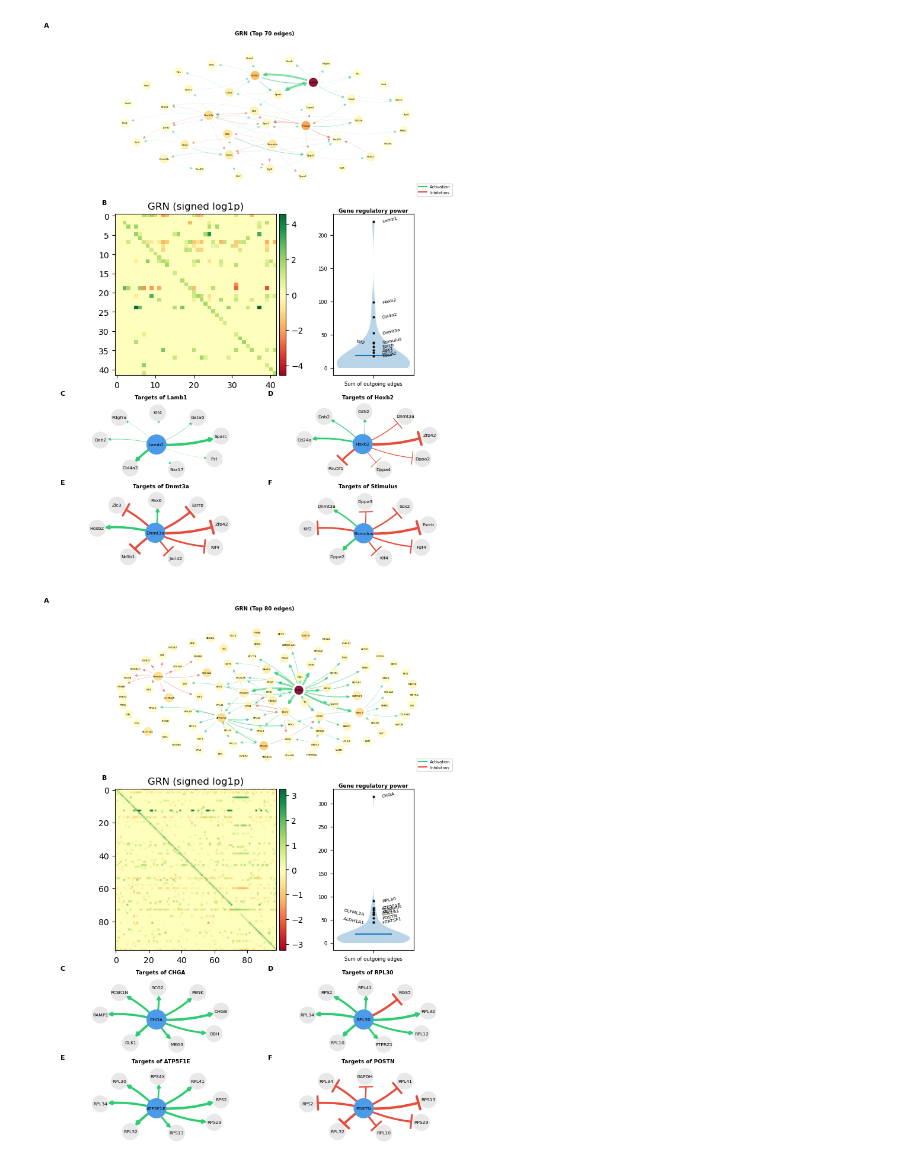
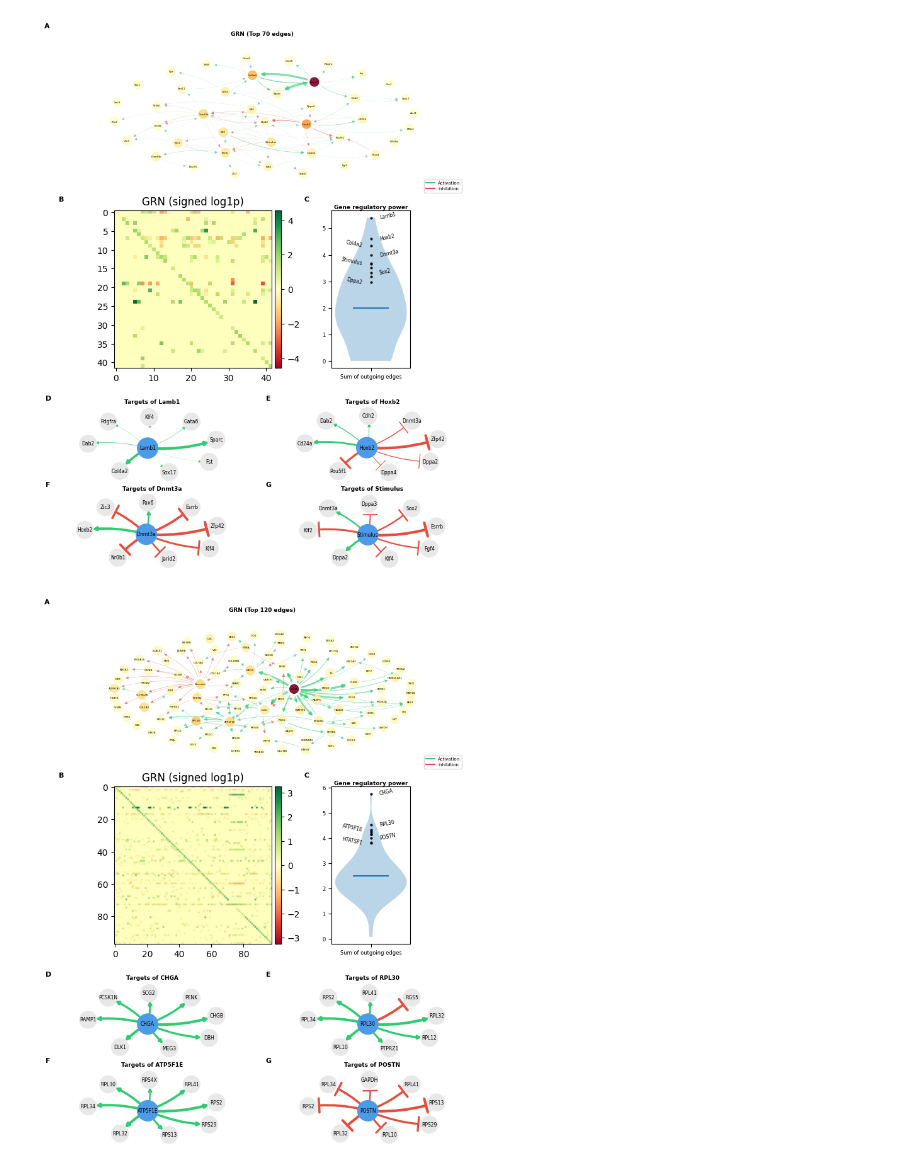
Before and after one commit to eliasventre/CardamomOT, a Jupyter notebook: results_article/Benchmark_on_simulated_data/figure_s1-3_elias.ipynb, the cells around one changed output. Drawn from its saved outputs; the diff is of its cells as text; code cells hidden in the pictures.

Commit message:
update figures comments olivier

```diff
--- a/results_article/Benchmark_on_simulated_data/figure_s1-3_elias.ipynb
+++ b/results_article/Benchmark_on_simulated_data/figure_s1-3_elias.ipynb
@@ -282,21 +282,21 @@ def figure_sup1_3(
     figname='figure_sup1_3.pdf',
     top_k=100,
     min_edges_per_gene=2,
-    min_label_gap=3.0,
+    min_label_gap=0.5,
     label_angle=12,
 ):
     matrix, gene_names = load_grn_matrix(datapath)
 
-    fig = plt.figure(figsize=(8.27, 11.69))
+    fig = plt.figure(figsize=(8.27, 11))
     gs   = gridspec.GridSpec(2, 1, figure=fig, height_ratios=[2, 1],
-                            hspace=0.1, wspace=0.28)
+                            hspace=0.15 , wspace=0.28)
     gs01 = gs[0, 0].subgridspec(2, 1, hspace=0.1, wspace=0.2)
     gs02 = gs[1, 0].subgridspec(2, 2, hspace=0.1, wspace=0.2)
     axes = (
     [fig.add_subplot(gs01[r, c]) for r in range(2) for c in range(1)] +
     [fig.add_subplot(gs02[r, c]) for r in range(2) for c in range(2)] )
-    for ax, label in zip(axes, "ABCDEF"):
-        ax.text(-0.08, 1.05, label, transform=ax.transAxes,
+    for ax, label, pos in zip(axes[:2], "AB", [-0.04, -0.35]):
+        ax.text(pos, 1.05, label, transform=ax.transAxes,
                 ha="left", va="bottom", fontsize=8, fontweight="bold", clip_on=False)
 
     # Full GRN network in 1st plot of gs01
@@ -312,8 +312,10 @@ def figure_sup1_3(
     fig.colorbar(im, cax=cax)
 
     # Violin plot of gene regulatory power to the right of the heatmap
-    reg_power = np.abs(matrix).sum(axis=1)
+    reg_power = np.log1p(np.abs(matrix).sum(axis=1))
     vax = divider.append_axes("right", size="50%", pad=0.80)
+    vax.text(-0.35, 1.05, 'C', transform=vax.transAxes,
+            ha="left", va="bottom", fontsize=8, fontweight="bold", clip_on=False)
     vax.violinplot(reg_power, showmeans=True, showextrema=False)
 
     # Overlay top 10 genes as points + labels
@@ -366,6 +368,10 @@ def figure_sup1_3(
     if 'Kameneva' in datapath:
         top4_genes[3] = 'POSTN'
 
+    for ax, label in zip(axes[2:], "DEFG"):
+        ax.text(-0.08, 1.05, label, transform=ax.transAxes,
+                ha="left", va="bottom", fontsize=8, fontweight="bold", clip_on=False)
+
     for ax, gene in zip(axes[2:], top4_genes):
         G, max_intensity = build_gene_subgraph(matrix, gene_names, gene)
         draw_gene_subgraph(ax, G, gene, max_intensity)
@@ -374,13 +380,13 @@ def figure_sup1_3(
     plt.show()
 # %%
 path_semrau = './../../experimental_datasets/Semrau'
-figure_sup1_3(path_semrau, figname='figure_s1.pdf', top_k=70, min_edges_per_gene=1)
+figure_sup1_3(path_semrau, figname='figureS1.pdf', top_k=70, min_edges_per_gene=1)
 # %% [output]
-[figure, old version]
+[figure, new version]
 # %%
 path_kameneva = './../../experimental_datasets/Kameneva'
-figure_sup1_3(path_kameneva, figname='figure_s2.pdf', top_k=80, min_edges_per_gene=0)
+figure_sup1_3(path_kameneva, figname='figureS2.pdf', top_k=120, min_edges_per_gene=0)
 # %% [output]
-[figure, old version]
+[figure, new version]
 # %%
 path_schiebinger = './../../experimental_datasets/Schiebinger'
```
Also changed, not shown: parts of 1 cell of this notebook, 13 other files.
